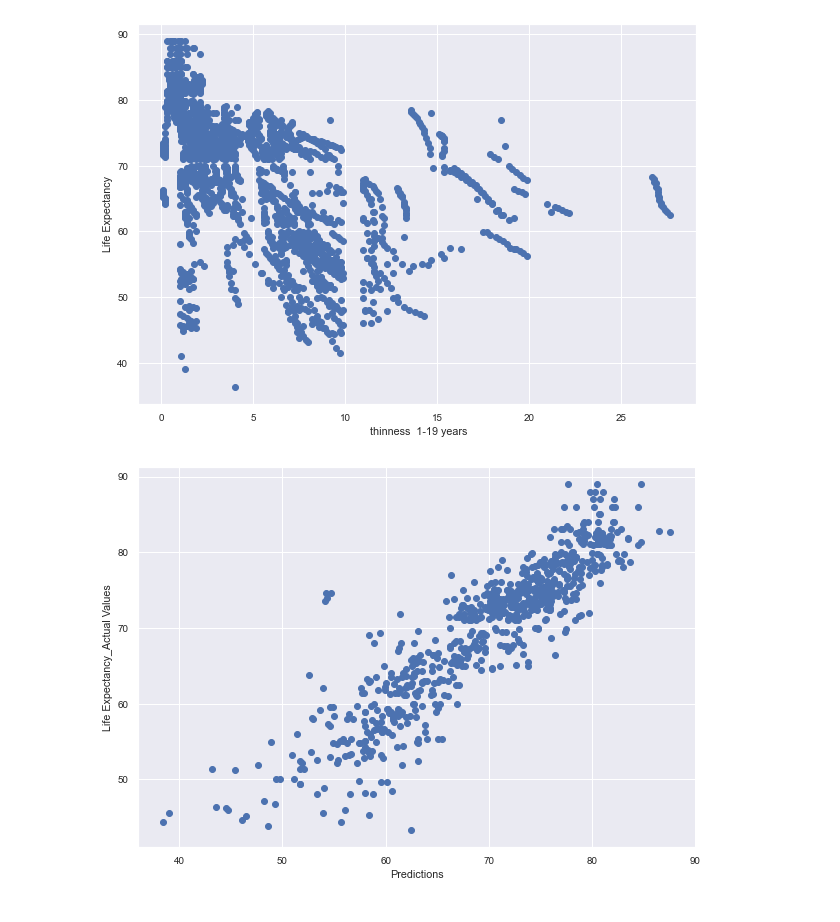
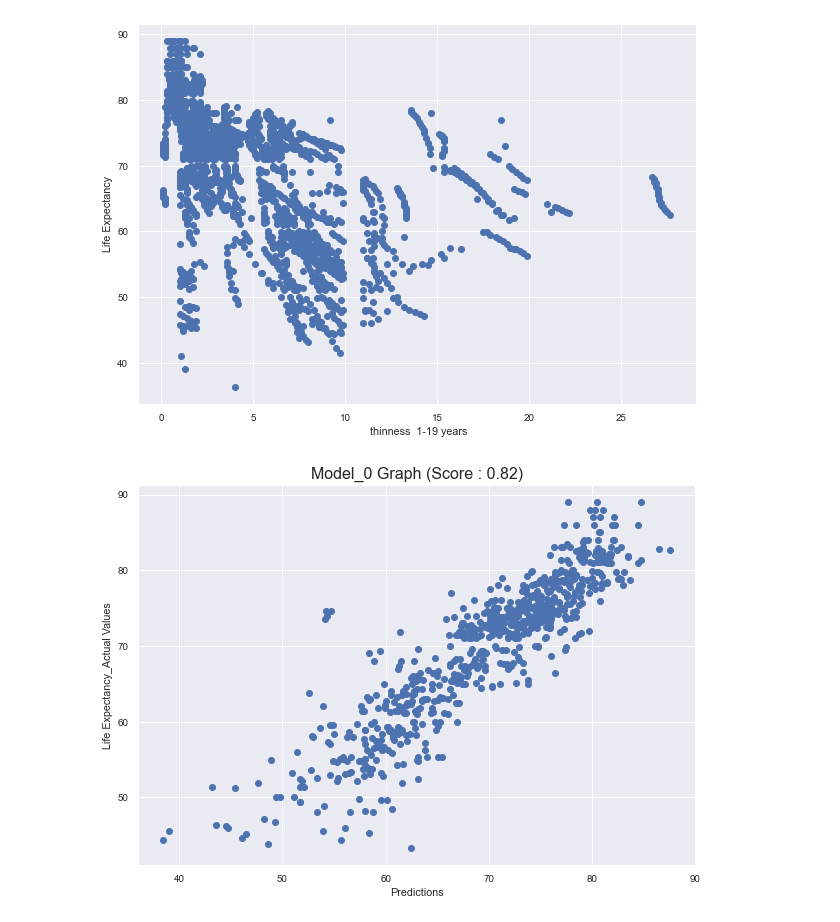
Before and after one commit to merkol/CS452, a Jupyter notebook: Homework_1/Life_Expectancy.ipynb, the cells around one changed output. Cells and saved outputs as stored; diff of their text form; code cells hidden in the pictures.

```diff
--- a/Homework_1/Life_Expectancy.ipynb
+++ b/Homework_1/Life_Expectancy.ipynb
@@ -440,13 +540,14 @@ plt.show()
 # %%
 # Model 0 graph
 plt.figure(figsize=(10,7))
+plt.title("Model_0 Graph (Score : 0.82)",fontdict ={'fontsize' :16})
 plt.scatter(y_predict,y_test['Life expectancy '])
 plt.xlabel("Predictions")
 plt.ylabel("Life Expectancy_Actual Values")
 #pt.xlim([0,1])
 plt.show()
 # %% [output]
-[figure, old version]
+[figure, new version]
 # %%
 # Model 1 graph
 plt.figure(figsize=(10,7))
```
Also changed, not shown: parts of 22 cells of this notebook.
